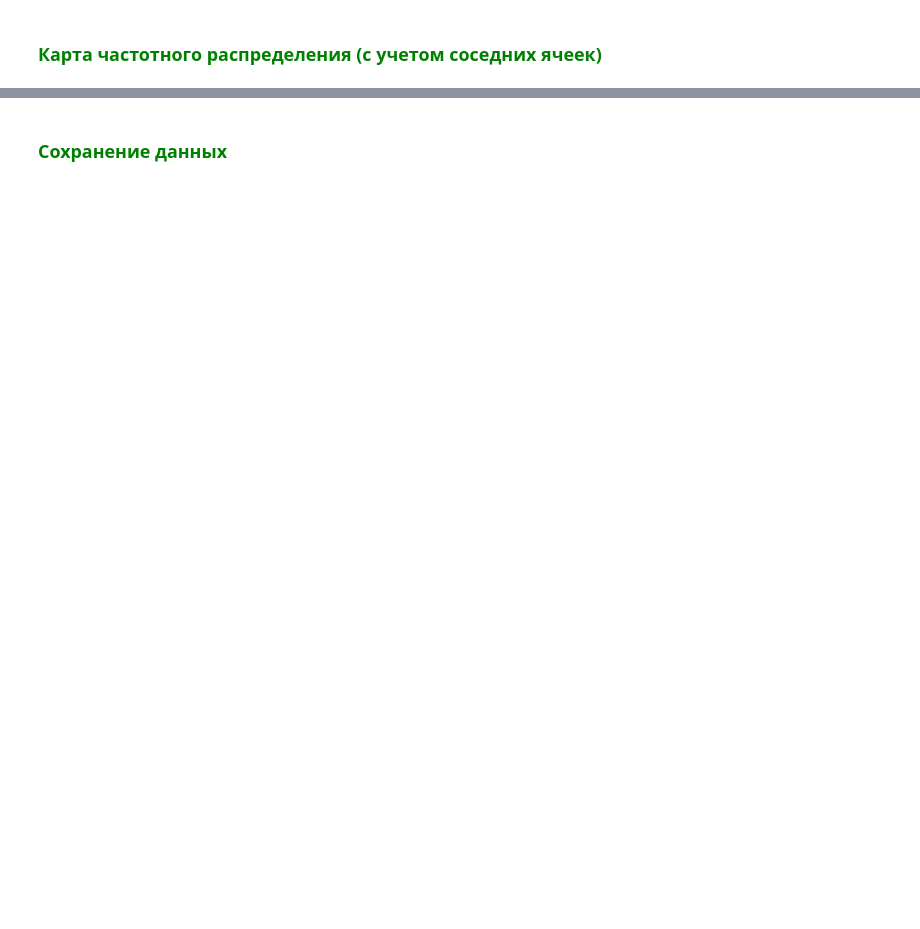
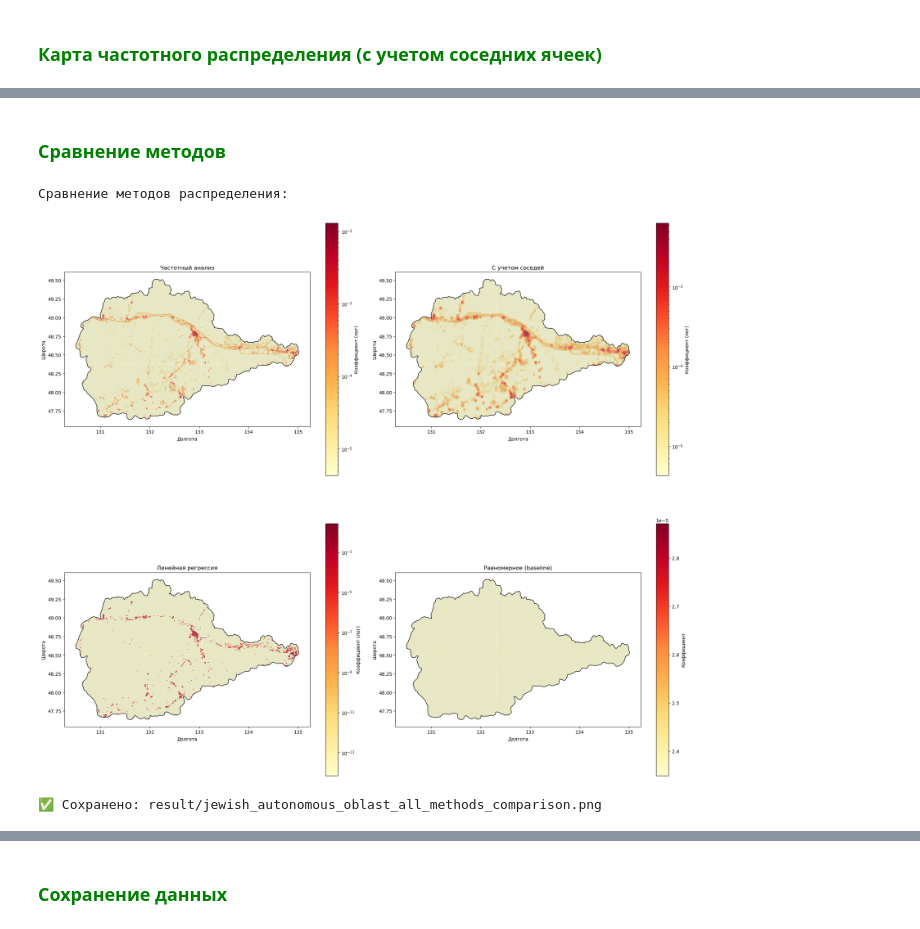
Before and after one commit to katePPkate/Project_Practicum_2026, a Jupyter notebook: Project_Practicum_2026.ipynb, the cells around one changed output, grey strips where cells are left out. Saved outputs shown, nothing was run; the diff lists cells and outputs as text; code cells hidden in the pictures; blank space fills up the shorter version.

```diff
--- a/Project_Practicum_2026.ipynb
+++ b/Project_Practicum_2026.ipynb
@@ -444,0 +626,61 @@ print(f"✅ Сохранено: result/{name}_avg.png")
+# %% [markdown]
+### <font color="green">Сравнение методов</font>
+# %%
+print("Сравнение методов распределения:")
+
+# Создаем GeoDataFrames для сравнения
+methods_data = [
+    ("coefficient_freq", "Частотный анализ"),
+    ("coefficient_spatial", "С учетом соседей"),
+    ("coefficient_ml_regression", "Линейная регрессия"),
+    ("coefficient_uniform", "Равномерное (baseline)"),
+]
+
+fig, axes = plt.subplots(2, 2, figsize=(20, 20))
+axes = axes.flatten()
+
+for ax, (col, title) in zip(axes, methods_data):
+    gdf = grid_gdf.copy()
+    gdf["value"] = (
+        gdf["cell_id"].map(dict(zip(df_main["cell_id"], df_main[col]))).fillna(0)
+    )
+
+    # Для равномерного распределения используем линейную шкалу, для остальных - логарифмическую
+    if col == "coefficient_uniform":
+        gdf.plot(
+            column="value",
+            ax=ax,
+            cmap="YlOrRd",
+            edgecolor="gray",
+            linewidth=0.1,
+            legend=True,
+            alpha=0.8,
+            legend_kwds={"label": "Коэффициент", "shrink": 0.7},
+        )
+    else:
+        gdf.plot(
+            column="value",
+            ax=ax,
+            cmap="YlOrRd",
+            edgecolor="gray",
+            linewidth=0.1,
+            legend=True,
+            norm=LogNorm(),
+            alpha=0.8,
+            legend_kwds={"label": "Коэффициент (лог)", "shrink": 0.7},
+        )
+
+    boundary.boundary.plot(ax=ax, color="black", linewidth=1)
+    ax.set_title(title, fontsize=12)
+    ax.set_xlabel("Долгота")
+    ax.set_ylabel("Широта")
+
+plt.tight_layout()
+plt.savefig(f"result/{name}_all_methods_comparison.png", dpi=150, bbox_inches="tight")
+plt.show()
+
+print(f"✅ Сохранено: result/{name}_all_methods_comparison.png")
+# %% [output]
+Сравнение методов распределения:
+[figure, added]
+✅ Сохранено: result/jewish_autonomous_oblast_all_methods_comparison.png
```
Also changed, not shown: parts of 21 cells of this notebook, 23 other files.
